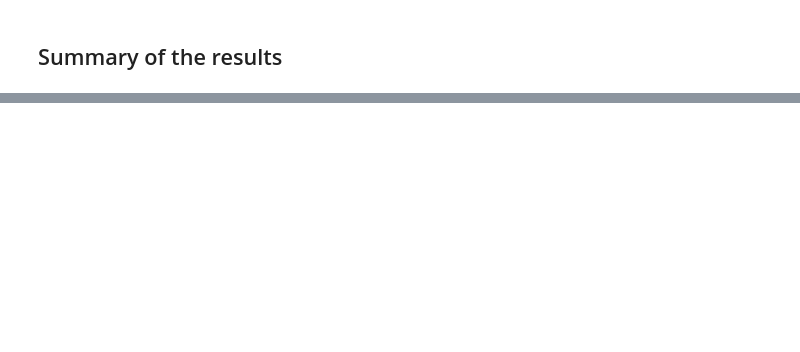
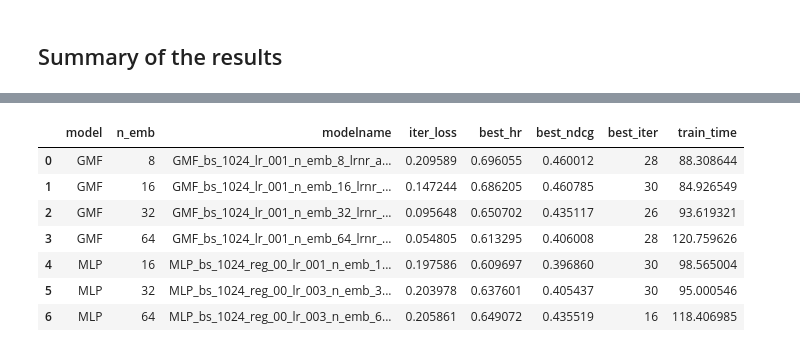
Before and after one commit to jrzaurin/RecoTour, a Jupyter notebook: Amazon/Chapter05_results_summary.ipynb, the cells around one changed output, grey strips where cells are left out. Drawn from its saved outputs; the diff is of its cells as text; code cells hidden in the pictures; blank space fills up the shorter version.

```diff
--- a/Amazon/Chapter05_results_summary.ipynb
+++ b/Amazon/Chapter05_results_summary.ipynb
@@ -61,0 +47,12 @@ More coming soon...
+# %%
+df_models = build_model_df(df_results)
+df_models
+# %% [output]
+|  | model | n_emb | modelname | iter_loss | best_hr | best_ndcg | best_iter | train_time |
+| 0 | GMF | 8 | GMF_bs_1024_lr_001_n_emb_8_lrnr_a... | 0.209589 | 0.696055 | 0.460012 | 28 | 88.308644 |
+| 1 | GMF | 16 | GMF_bs_1024_lr_001_n_emb_16_lrnr_... | 0.147244 | 0.686205 | 0.460785 | 30 | 84.926549 |
+| 2 | GMF | 32 | GMF_bs_1024_lr_001_n_emb_32_lrnr_... | 0.095648 | 0.650702 | 0.435117 | 26 | 93.619321 |
+| 3 | GMF | 64 | GMF_bs_1024_lr_001_n_emb_64_lrnr_... | 0.054805 | 0.613295 | 0.406008 | 28 | 120.759626 |
+| 4 | MLP | 16 | MLP_bs_1024_reg_00_lr_001_n_emb_1... | 0.197586 | 0.609697 | 0.396860 | 30 | 98.565004 |
+| 5 | MLP | 32 | MLP_bs_1024_reg_00_lr_003_n_emb_3... | 0.203978 | 0.637601 | 0.405437 | 30 | 95.000546 |
+| 6 | MLP | 64 | MLP_bs_1024_reg_00_lr_003_n_emb_6... | 0.205861 | 0.649072 | 0.435519 | 16 | 118.406985 |
```
Also changed, not shown: parts of 12 cells of this notebook.
